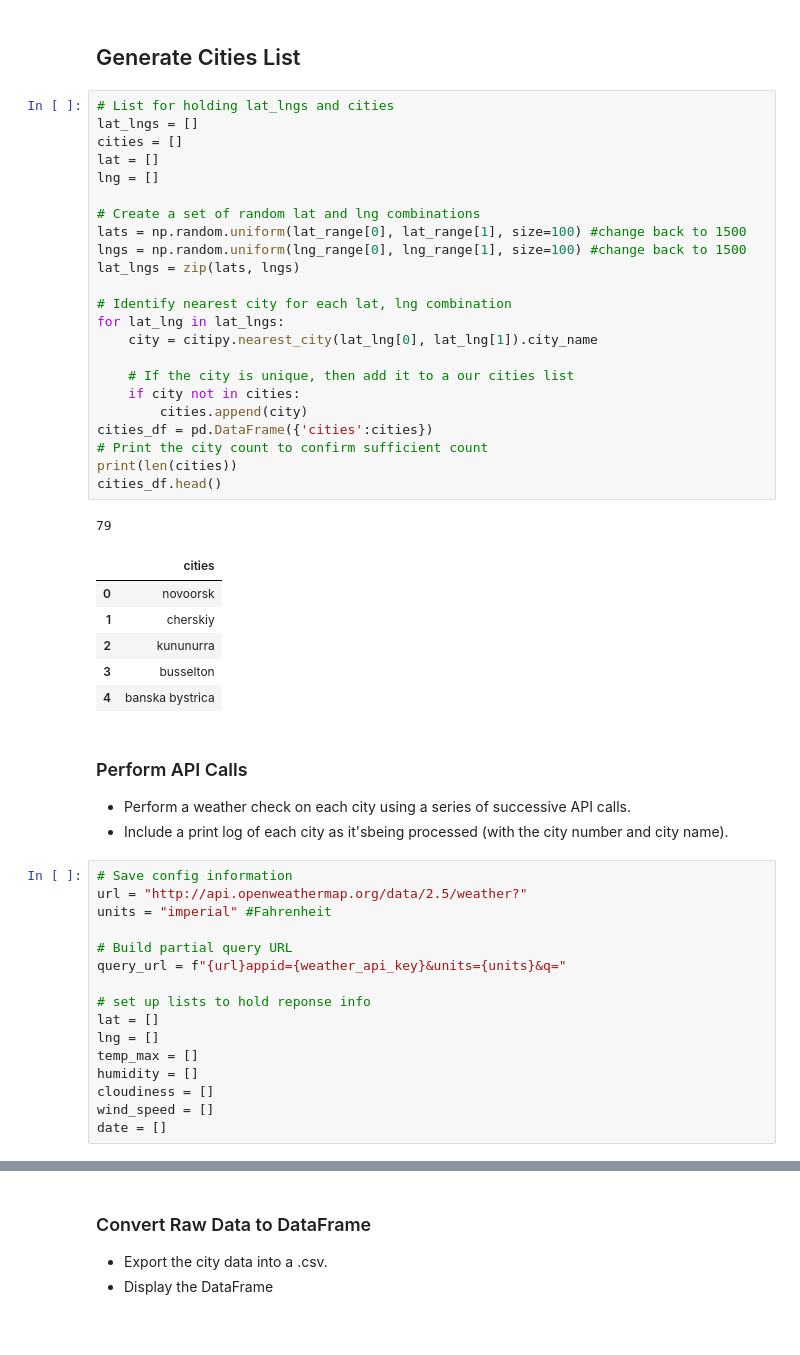
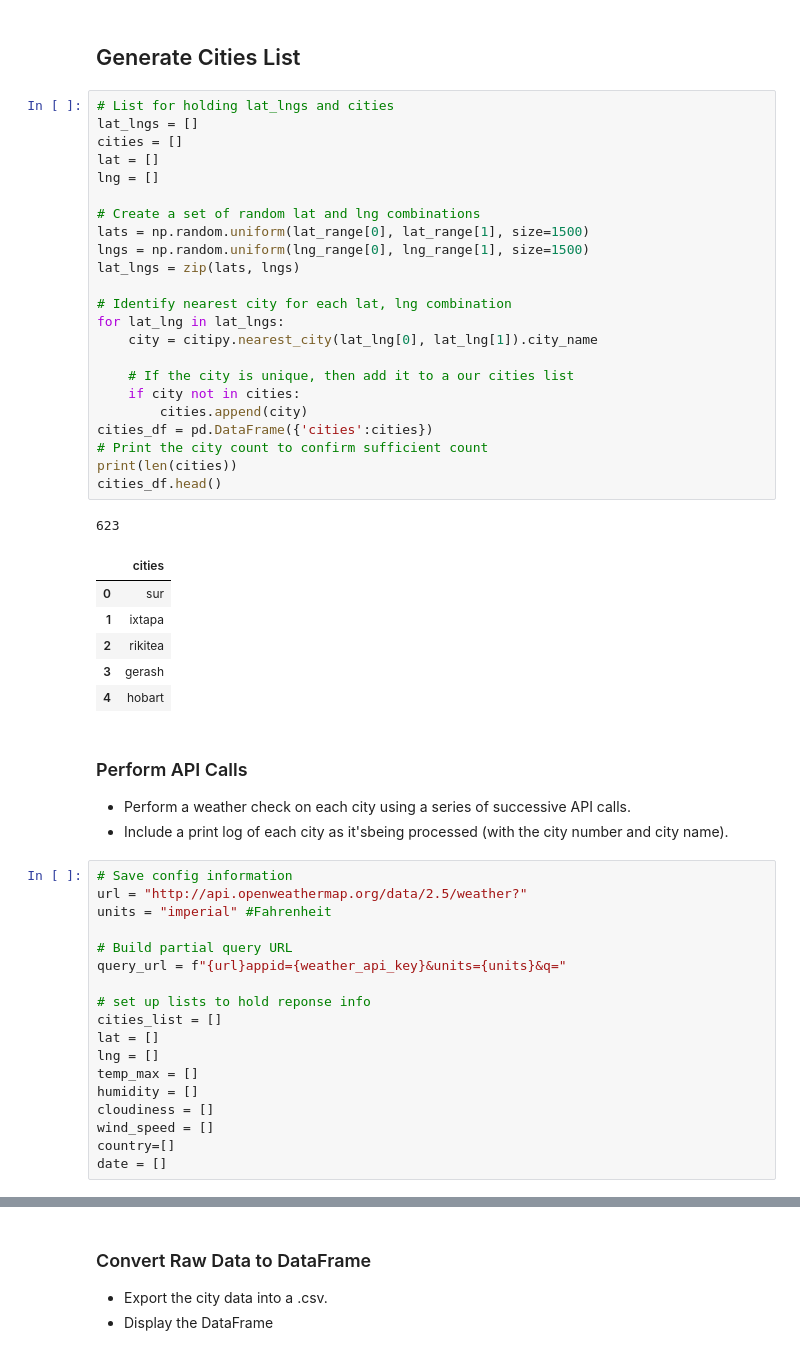
Before and after one commit to mnolker/Python-API, a Jupyter notebook: WeatherPy/WeatherPy.ipynb, the cells around one changed output, grey strips where cells are left out. Saved outputs shown, nothing was run; the diff lists cells and outputs as text.

```diff
--- a/WeatherPy/WeatherPy.ipynb
+++ b/WeatherPy/WeatherPy.ipynb
@@ -33,34 +33,34 @@ lng_range = (-180, 180)
 # %%
 # List for holding lat_lngs and cities
 lat_lngs = []
 cities = []
 lat = []
 lng = []
 
 # Create a set of random lat and lng combinations
-lats = np.random.uniform(lat_range[0], lat_range[1], size=100) #change back to 1500
-lngs = np.random.uniform(lng_range[0], lng_range[1], size=100) #change back to 1500
+lats = np.random.uniform(lat_range[0], lat_range[1], size=1500)
+lngs = np.random.uniform(lng_range[0], lng_range[1], size=1500)
 lat_lngs = zip(lats, lngs)
 
 # Identify nearest city for each lat, lng combination
 for lat_lng in lat_lngs:
     city = citipy.nearest_city(lat_lng[0], lat_lng[1]).city_name
 
     # If the city is unique, then add it to a our cities list
     if city not in cities:
         cities.append(city)
 cities_df = pd.DataFrame({'cities':cities})
 # Print the city count to confirm sufficient count
 print(len(cities))
 cities_df.head()
 # %% [output]
-79
+623
 |  | cities |
-| 0 | novoorsk |
-| 1 | cherskiy |
-| 2 | kununurra |
-| 3 | busselton |
-| 4 | banska bystrica |
+| 0 | sur |
+| 1 | ixtapa |
+| 2 | rikitea |
+| 3 | gerash |
+| 4 | hobart |
 # %% [markdown]
 ### Perform API Calls
 * Perform a weather check on each city using a series of successive API calls.
@@ -74,11 +74,13 @@ units = "imperial" #Fahrenheit
 query_url = f"{url}appid={weather_api_key}&units={units}&q="
 
 # set up lists to hold reponse info
+cities_list = []
 lat = []
 lng = []
 temp_max = []
 humidity = []
 cloudiness = []
 wind_speed = []
+country=[]
 date = []
 # %%
```
Also changed, not shown: parts of 5 cells of this notebook, 1 other file.
